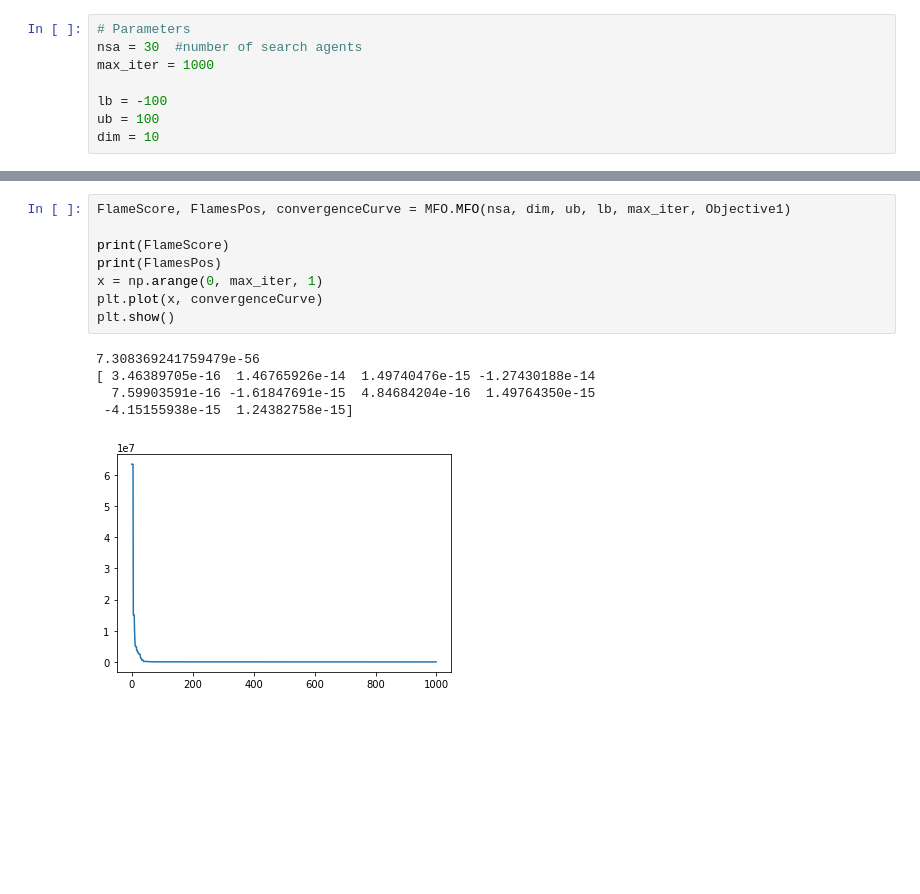
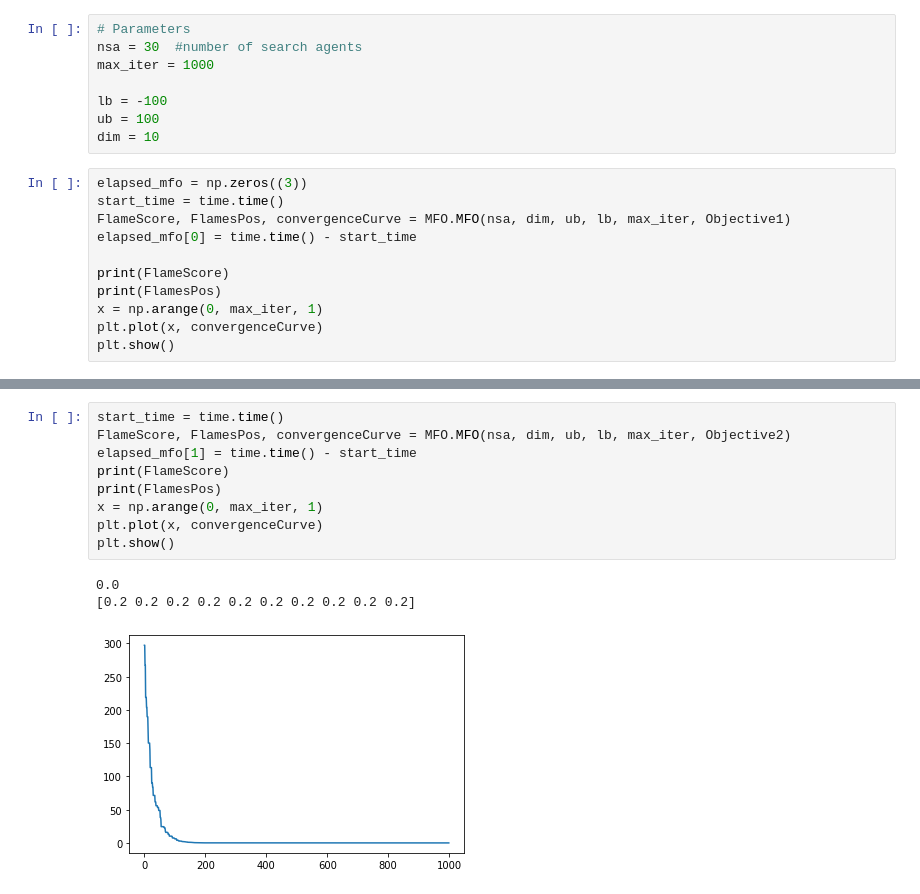
Before and after one commit to skozh/ADA1, a Jupyter notebook: Task8.ipynb, the cells around one changed output, grey strips where cells are left out. Drawn from its saved outputs; the diff is of its cells as text; blank space fills up the shorter version.

```diff
--- a/Task8.ipynb
+++ b/Task8.ipynb
@@ -81,3 +79,14 @@ max_iter = 1000
 lb = -100
 ub = 100
 dim = 10
+# %%
+elapsed_mfo = np.zeros((3))
+start_time = time.time()
+FlameScore, FlamesPos, convergenceCurve = MFO.MFO(nsa, dim, ub, lb, max_iter, Objective1)
+elapsed_mfo[0] = time.time() - start_time
+
+print(FlameScore)
+print(FlamesPos)
+x = np.arange(0, max_iter, 1)
+plt.plot(x, convergenceCurve)
+plt.show()
@@ -84,15 +99,14 @@ dim = 10
 # %%
-FlameScore, FlamesPos, convergenceCurve = MFO.MFO(nsa, dim, ub, lb, max_iter, Objective1)
-
+start_time = time.time()
+FlameScore, FlamesPos, convergenceCurve = MFO.MFO(nsa, dim, ub, lb, max_iter, Objective2)
+elapsed_mfo[1] = time.time() - start_time
 print(FlameScore)
 print(FlamesPos)
 x = np.arange(0, max_iter, 1)
 plt.plot(x, convergenceCurve)
 plt.show()
 # %% [output]
-7.308369241759479e-56
-[ 3.46389705e-16  1.46765926e-14  1.49740476e-15 -1.27430188e-14
-  7.59903591e-16 -1.61847691e-15  4.84684204e-16  1.49764350e-15
- -4.15155938e-15  1.24382758e-15]
+0.0
+[0.2 0.2 0.2 0.2 0.2 0.2 0.2 0.2 0.2 0.2]
-[figure, old version]
+[figure, new version]
 # %%
```
Also changed, not shown: parts of 12 cells of this notebook.
